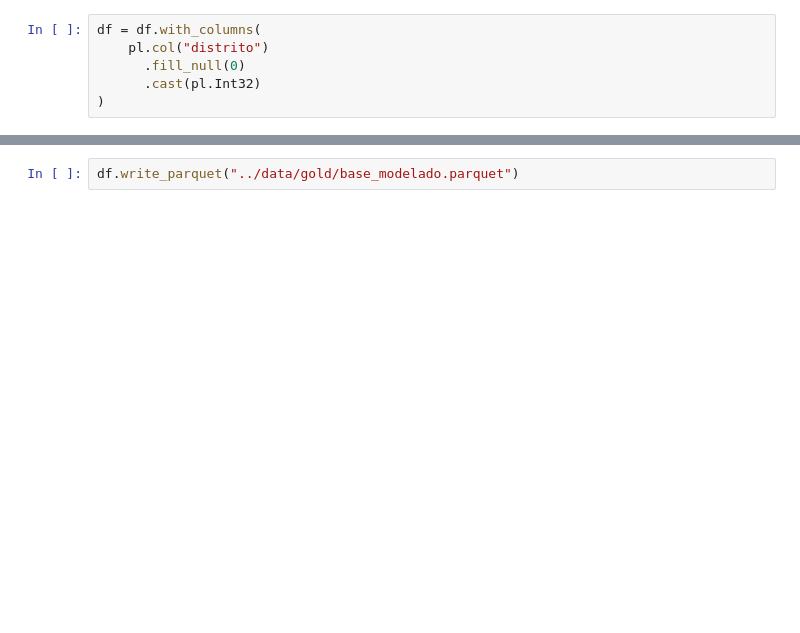
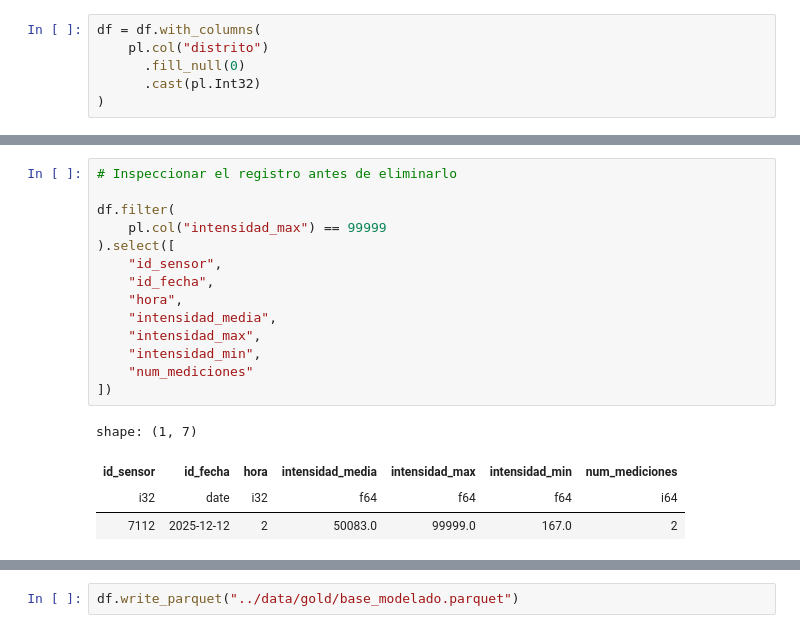
Before and after one commit to Bootcamp-DA-P2/Inteligencia-de-movilidad-urbana-de-Madrid, a Jupyter notebook: notebooks/02_preparacion_datos.ipynb, the cells around one changed output, grey strips where cells are left out. Cells and saved outputs as stored; diff of their text form; blank space fills up the shorter version.

```diff
--- a/notebooks/02_preparacion_datos.ipynb
+++ b/notebooks/02_preparacion_datos.ipynb
@@ -279,0 +288,19 @@ shape: (24, 2)
+# %%
+# Inspeccionar el registro antes de eliminarlo
+
+df.filter(
+    pl.col("intensidad_max") == 99999
+).select([
+    "id_sensor",
+    "id_fecha",
+    "hora",
+    "intensidad_media",
+    "intensidad_max",
+    "intensidad_min",
+    "num_mediciones"
+])
+# %% [output]
+shape: (1, 7)
+| id_sensor | id_fecha | hora | intensidad_media | intensidad_max | intensidad_min | num_mediciones |
+| i32 | date | i32 | f64 | f64 | f64 | i64 |
+| 7112 | 2025-12-12 | 2 | 50083.0 | 99999.0 | 167.0 | 2 |
```
Also changed, not shown: parts of 17 cells of this notebook, 1 other file.
